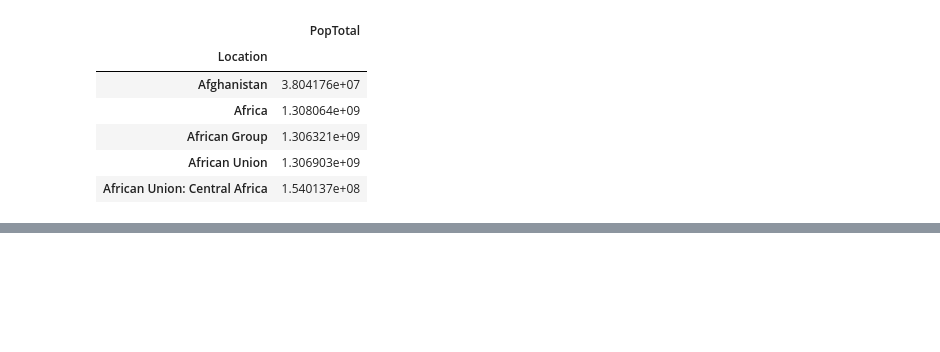
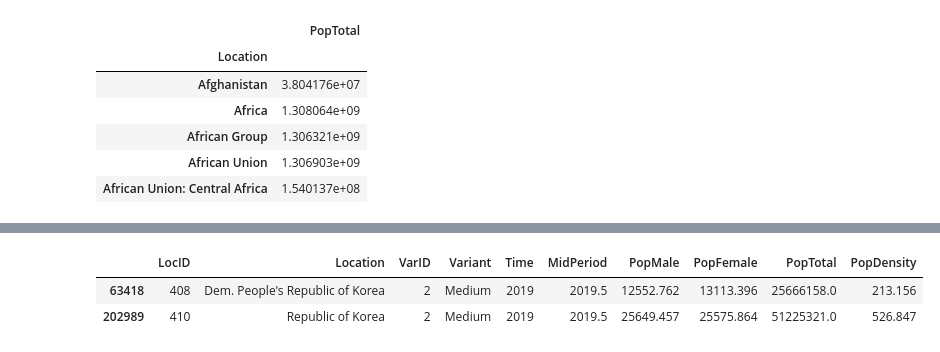
Before and after one commit to Helsonfs/Estudos_data_science_cvirus, a Jupyter notebook: Estudos_Data_Science_Covid_19.ipynb, the cells around one changed output, grey strips where cells are left out. Drawn from its saved outputs; the diff is of its cells as text; code cells hidden in the pictures; blank space fills up the shorter version.

```diff
--- a/Estudos_Data_Science_Covid_19.ipynb
+++ b/Estudos_Data_Science_Covid_19.ipynb
@@ -601,0 +637,6 @@ TypeError: ignored
+# %%
+un_populacao.query("Location.str.contains('Korea') and Time==2019", engine='python')
+# %% [output]
+|  | LocID | Location | VarID | Variant | Time | MidPeriod | PopMale | PopFemale | PopTotal | PopDensity |
+| 63418 | 408 | Dem. People's Republic of Korea | 2 | Medium | 2019 | 2019.5 | 12552.762 | 13113.396 | 25666158.0 | 213.156 |
+| 202989 | 410 | Republic of Korea | 2 | Medium | 2019 | 2019.5 | 25649.457 | 25575.864 | 51225321.0 | 526.847 |
```
Also changed, not shown: parts of 24 cells of this notebook.
